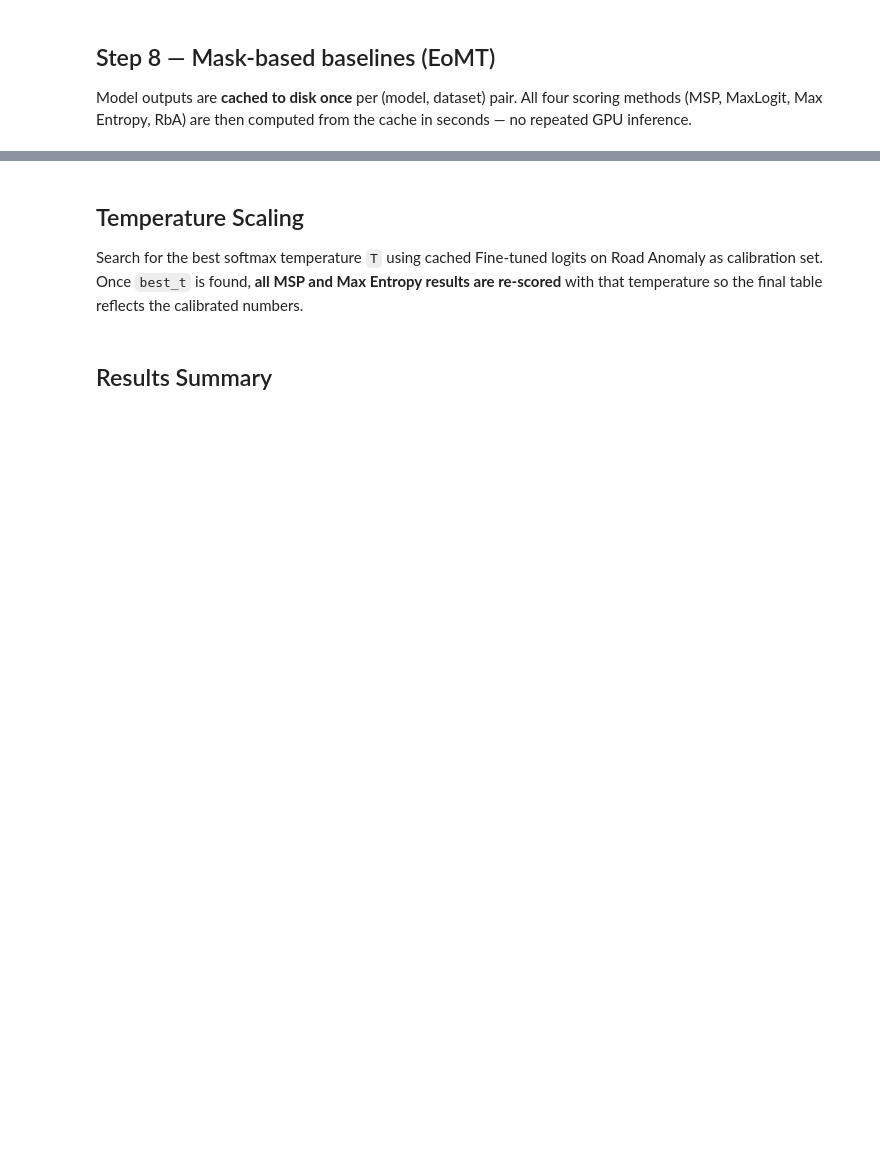
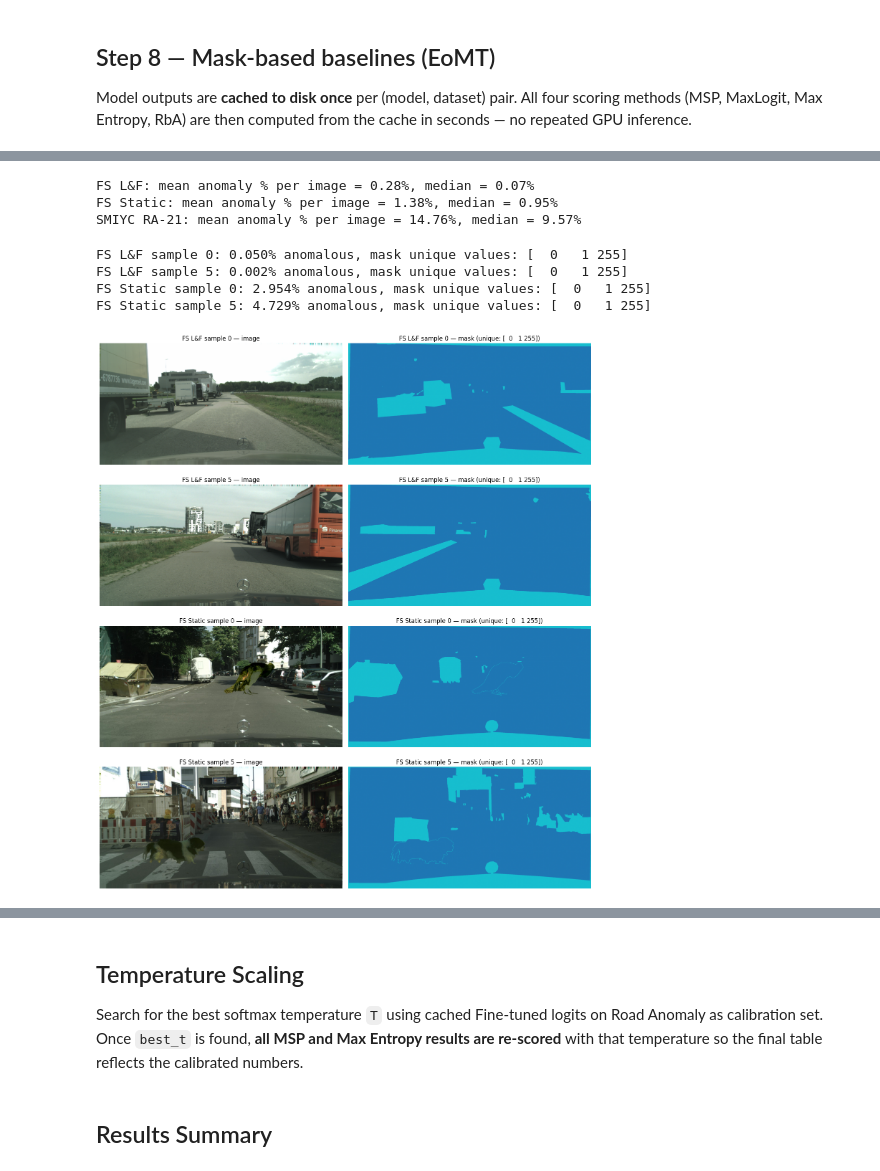
Before and after one commit to MatteoAldovardi92/Fundamental_Project, a Jupyter notebook: newStep7-8.ipynb, the cells around one changed output, grey strips where cells are left out. Saved outputs shown, nothing was run; the diff lists cells and outputs as text; code cells hidden in the pictures; blank space fills up the shorter version.

```diff
--- a/newStep7-8.ipynb
+++ b/newStep7-8.ipynb
@@ -263,0 +318,56 @@ print(df_mask.to_string())
+# %%
+for name, root in datasets_to_check.items():
+    mask_paths = sorted(glob.glob(f'{root}/labels_masks/*.png'))
+    sizes = []
+    for p in mask_paths:
+        m = np.array(Image.open(p))
+        anomaly_pixels = (m == 1).sum()
+        total_valid = ((m == 0) | (m == 1)).sum()
+        if total_valid > 0:
+            sizes.append(100 * anomaly_pixels / total_valid)
+    print(f'{name}: mean anomaly % per image = {np.mean(sizes):.2f}%, median = {np.median(sizes):.2f}%')
+# %% [output]
+FS L&F: mean anomaly % per image = 0.28%, median = 0.07%
+FS Static: mean anomaly % per image = 1.38%, median = 0.95%
+SMIYC RA-21: mean anomaly % per image = 14.76%, median = 9.57%
+# %%
+import matplotlib.pyplot as plt
+import numpy as np
+from PIL import Image
+import glob
+
+fig, axes = plt.subplots(4, 2, figsize=(14, 16))
+
+for row, (name, root) in enumerate([
+    ('FS L&F',   'eval/Validation_Dataset/FS_LostFound_full'),
+    ('FS Static','eval/Validation_Dataset/fs_static'),
+]):
+    img_paths  = sorted(glob.glob(f'{root}/images/*'))
+    mask_paths = sorted(glob.glob(f'{root}/labels_masks/*.png'))
+
+    for col, idx in enumerate([0, 5]):  # two different samples
+        img  = np.array(Image.open(img_paths[idx]).convert('RGB'))
+        mask = np.array(Image.open(mask_paths[idx]))
+
+        ax_img  = axes[row*2 + col, 0]
+        ax_mask = axes[row*2 + col, 1]
+
+        ax_img.imshow(img)
+        ax_img.set_title(f'{name} sample {idx} — image')
+        ax_img.axis('off')
+
+        ax_mask.imshow(mask, cmap='tab10', vmin=0, vmax=255)
+        ax_mask.set_title(f'{name} sample {idx} — mask (unique: {np.unique(mask)})')
+        ax_mask.axis('off')
+
+        anomaly_pct = 100 * (mask == 1).sum() / ((mask == 0) | (mask == 1)).sum()
+        print(f'{name} sample {idx}: {anomaly_pct:.3f}% anomalous, mask unique values: {np.unique(mask)}')
+
+plt.tight_layout()
+plt.show()
+# %% [output]
+FS L&F sample 0: 0.050% anomalous, mask unique values: [  0   1 255]
+FS L&F sample 5: 0.002% anomalous, mask unique values: [  0   1 255]
+FS Static sample 0: 2.954% anomalous, mask unique values: [  0   1 255]
+FS Static sample 5: 4.729% anomalous, mask unique values: [  0   1 255]
+[figure, added]
```
Also changed, not shown: parts of 15 cells of this notebook, 15 other files.
